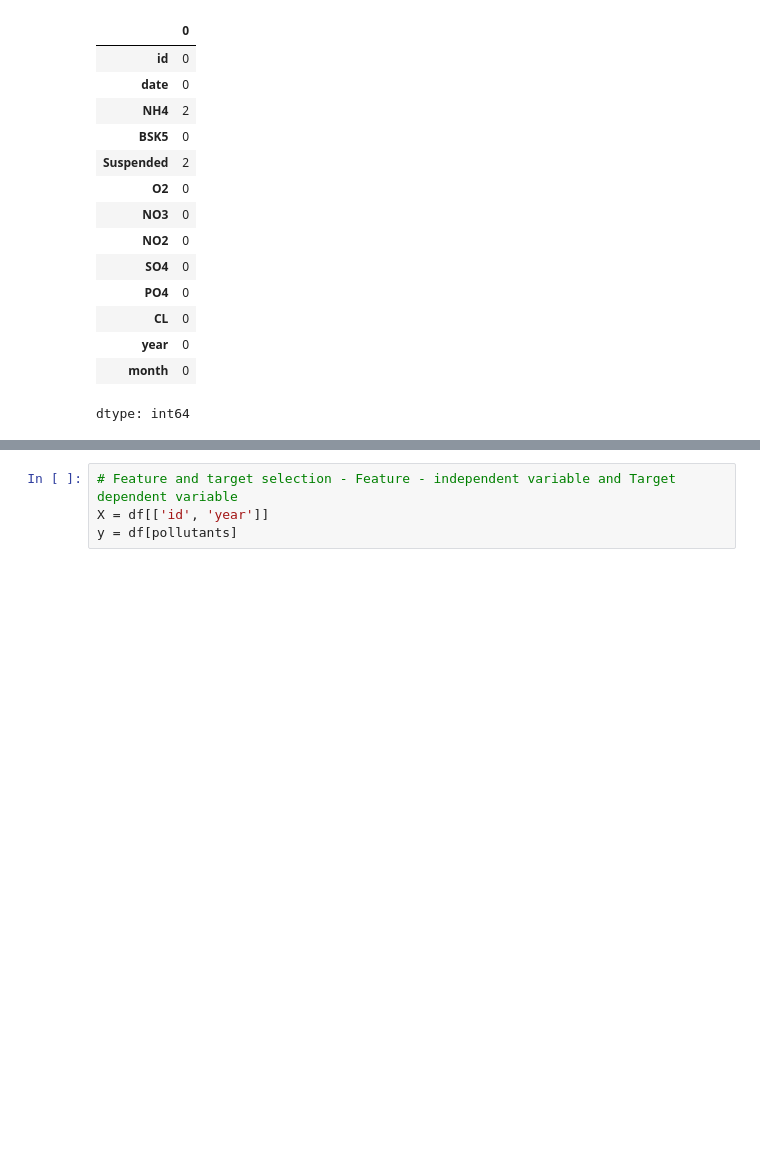
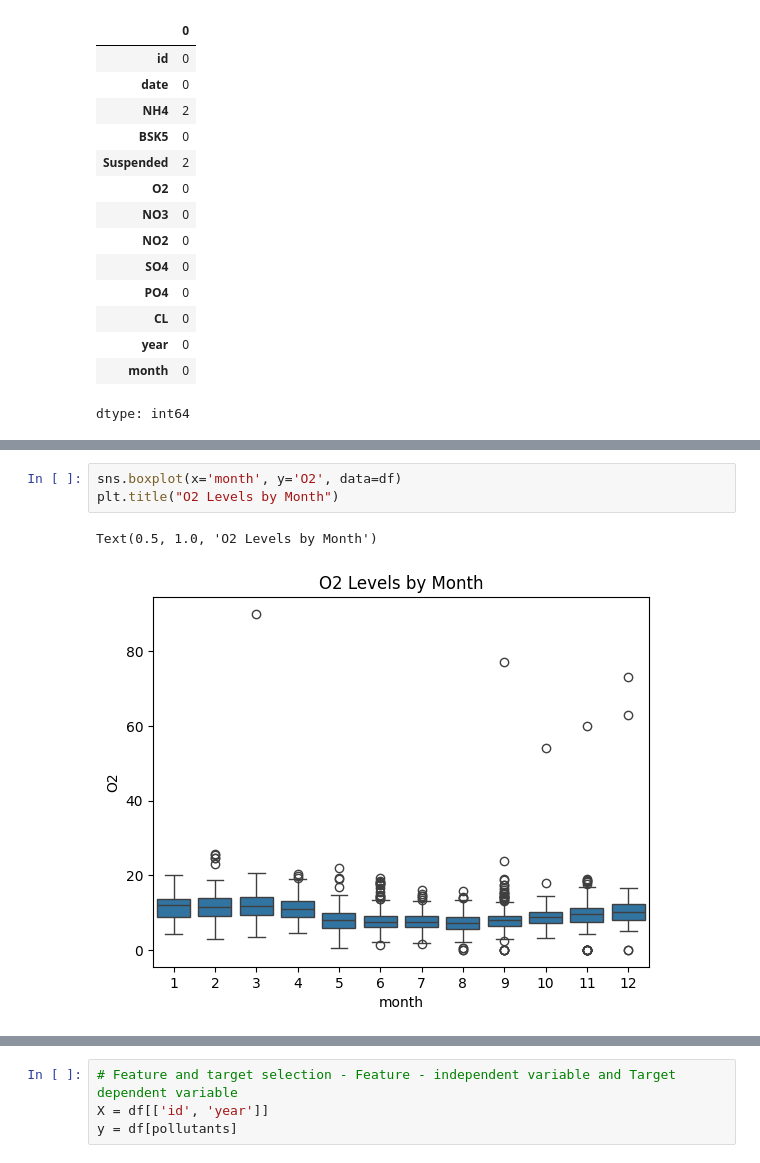
Before and after one commit to Manvi-bit-tech/Water_Quality_Analysis_AICTE, a Jupyter notebook: water_quality_analysis.ipynb, the cells around one changed output, grey strips where cells are left out. Drawn from its saved outputs; the diff is of its cells as text; blank space fills up the shorter version.

```diff
--- a/water_quality_analysis.ipynb
+++ b/water_quality_analysis.ipynb
@@ -197,0 +243,6 @@ dtype: int64
+# %%
+sns.boxplot(x='month', y='O2', data=df)
+plt.title("O2 Levels by Month")
+# %% [output]
+Text(0.5, 1.0, 'O2 Levels by Month')
+[figure, added]
```
Also changed, not shown: parts of 23 cells of this notebook, 9 other files.
